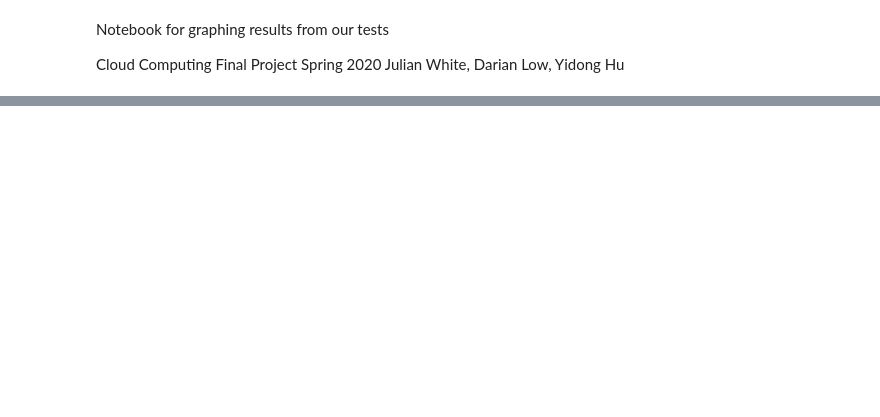
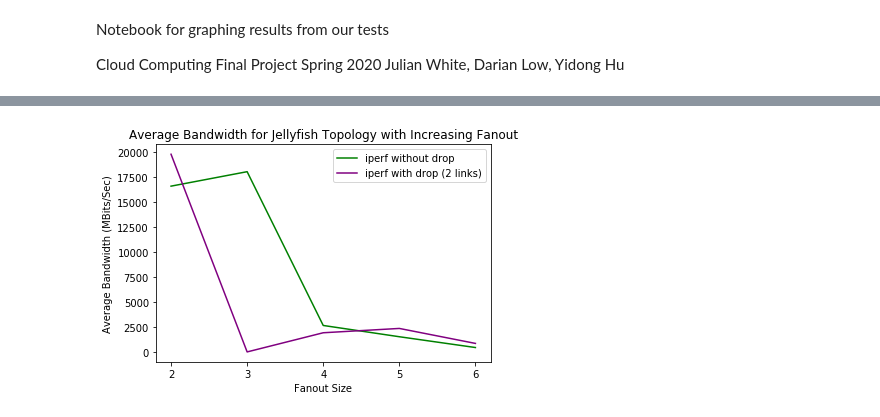
Before and after one commit to yhu44/Cloud-Project, a Jupyter notebook: jupyter/data-analysis.ipynb, the cells around one changed output, grey strips where cells are left out. Drawn from its saved outputs; the diff is of its cells as text; code cells hidden in the pictures; blank space fills up the shorter version.

```diff
--- a/jupyter/data-analysis.ipynb
+++ b/jupyter/data-analysis.ipynb
@@ -128,0 +142,30 @@ plt.show()
+# %%
+# Average Bandwidth for Jellyfish Topology with Increasing Fanout (2 dropped links)
+import os, os.path
+%matplotlib inline
+import matplotlib.pyplot as plt
+
+
+DIR = '../jellyfish-logs/randIperf/'
+fanouts = [2, 3, 4, 5, 6]
+fanout_list = ["fanout-2", "fanout-3", "fanout-4", "fanout-5", "fanout-6"]
+
+fanout_avg_BW = graph_fanouts(fanout_list)
+
+plt.plot(fanouts,fanout_avg_BW, color='green', label='iperf without drop')
+
+DIR = '../jellyfish-logs/rand2Links/'
+fanouts = [2, 3, 4, 5, 6]
+fanout_list = ["fanout-2","fanout-3", "fanout-4", "fanout-5", "fanout-6"]
+
+fanout_avg_BW = graph_fanouts(fanout_list)
+
+plt.plot(fanouts,fanout_avg_BW, color='purple', label='iperf with drop (2 links)')
+plt.xlabel('Fanout Size')
+plt.xticks(fanouts)
+plt.title('Average Bandwidth for Jellyfish Topology with Increasing Fanout')
+plt.ylabel('Average Bandwidth (MBits/Sec)')
+plt.legend()
+plt.show()
+# %% [output]
+[figure, added]
```
Also changed, not shown: parts of 9 cells of this notebook.
